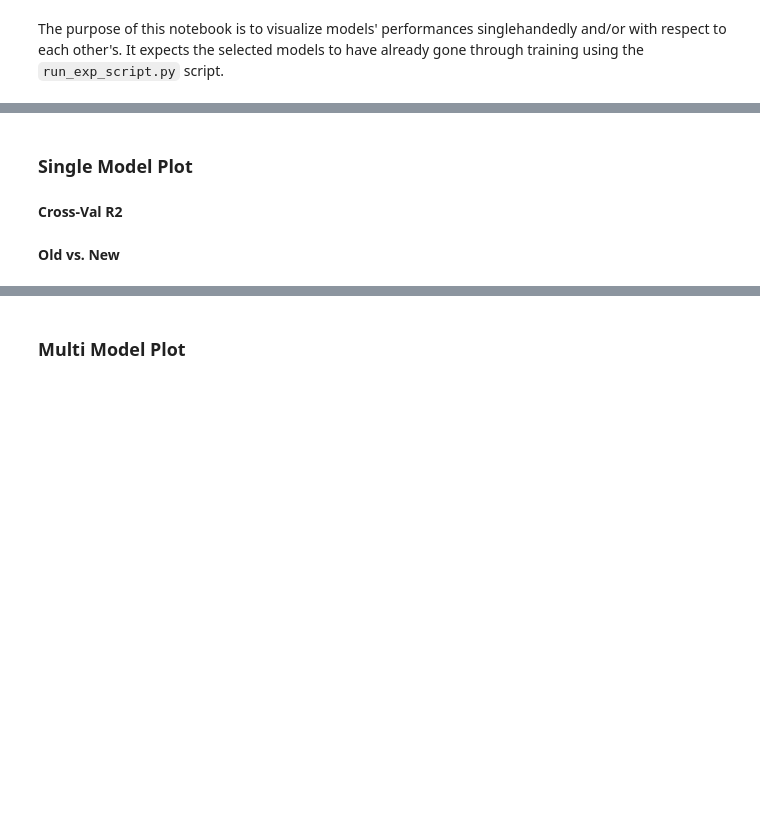
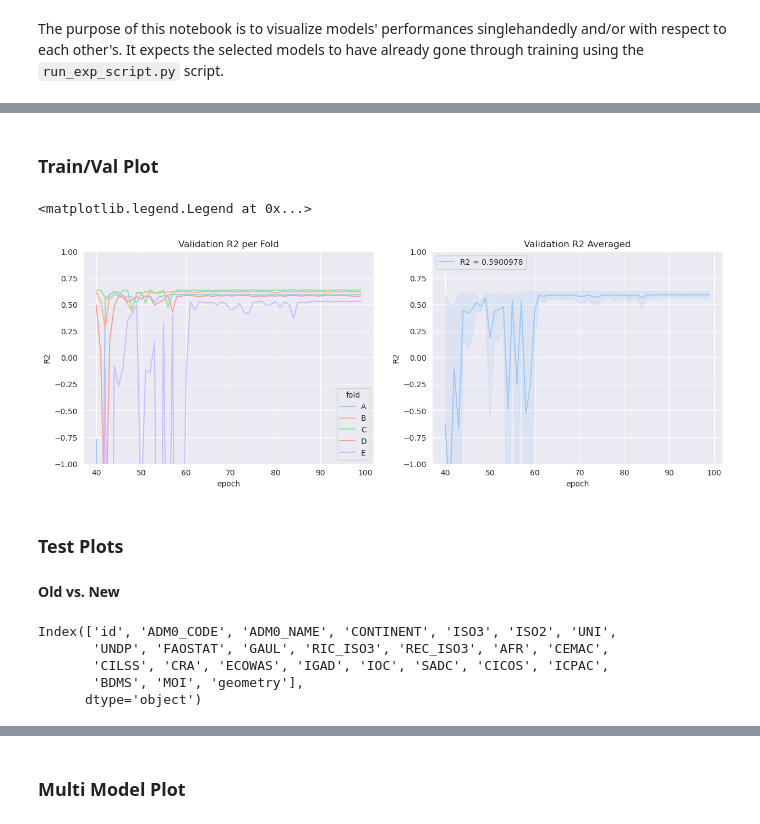
Before and after one commit to mpa-poverty/2-mpa, a Jupyter notebook: plot_results.ipynb, the cells around one changed output, grey strips where cells are left out. Cells and saved outputs as stored; diff of their text form; code cells hidden in the pictures; blank space fills up the shorter version.

Commit message:
Plot Notebook WIP, test script Added

```diff
--- a/plot_results.ipynb
+++ b/plot_results.ipynb
@@ -12,7 +19,7 @@ from utils import plot_utils as plot
 # %% [markdown]
-### Single Model Plot
+### Train/Val Plot
 # %%
-RESULT_PATH = 'models/results/rn18_ms_e2e_l7_yeh_fold'
+RESULT_PATH = 'models/results/rn18_ms_e2e_l7_yeh.pkl'
 # Load Results
 with open(RESULT_PATH, 'rb') as f:
     results = pickle.load(f)
@@ -24,6 +26,21 @@ model = ...
-# %% [markdown]
-**Cross-Val R2**
-# %%
-results['Average R2'] = ...
-df = pd.DataFrame.from_dict(results)
-sns.lineplot(data=df, x="index", y="Average R2")
+# %%
+multi_val_dict = plot.extract_crossval_results(results=results, var='test_r2', new_var="R2")
+df = pd.DataFrame.from_dict(multi_val_dict)
+df=df[df.epoch >= 40] # skip unstable first epochs
+# Figures
+sns.set_palette('pastel')
+sns.set_style("darkgrid")
+fig, ax = plt.subplots(1,2,figsize=(15, 5))
+ax[0].set_title('Validation R2 per Fold')
+ax[1].set_title('Validation R2 Averaged')
+sns.lineplot(ax=ax[0], data=df, x="epoch", y="R2", hue="fold", palette="pastel").set(ylim=(-1, 1))
+sns.lineplot(ax=ax[1], data=df, x="epoch", y="R2", legend=False).set(ylim=(-1,1.))
+
+# Add R2 value
+df2 = df[df['epoch']==df['epoch'].max()]
+ax[1].legend(title='', loc='upper left', labels=['R2 = '+str(df2.R2.mean())])
+# %% [output]
+<matplotlib.legend.Legend at 0x...>
+[figure, added]
+# %% [markdown]
+### Test Plots
@@ -30,2 +63,11 @@ sns.lineplot(data=df, x="index", y="Average R2")
 # %% [markdown]
 **Old vs. New**
+# %%
+africa = gpd.read_file('data/africa.json')
+africa.columns
+# %% [output]
+Index(['id', 'ADM0_CODE', 'ADM0_NAME', 'CONTINENT', 'ISO3', 'ISO2', 'UNI',
+       'UNDP', 'FAOSTAT', 'GAUL', 'RIC_ISO3', 'REC_ISO3', 'AFR', 'CEMAC',
+       'CILSS', 'CRA', 'ECOWAS', 'IGAD', 'IOC', 'SADC', 'CICOS', 'ICPAC',
+       'BDMS', 'MOI', 'geometry'],
+      dtype='object')
```
Also changed, not shown: parts of 6 cells of this notebook, 9 other files.
